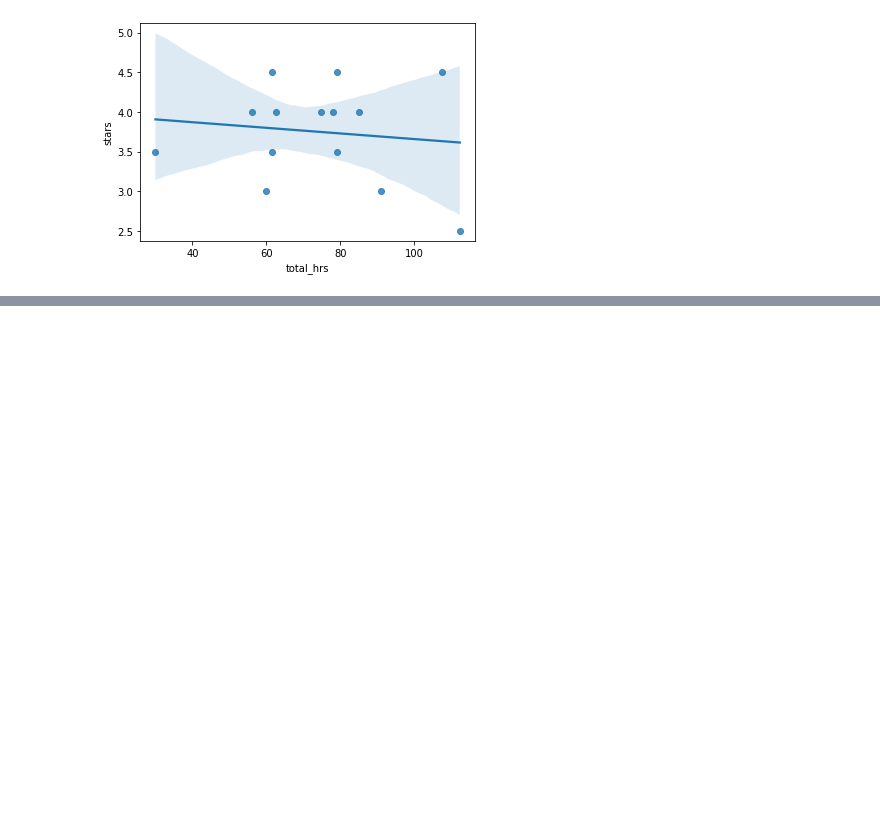
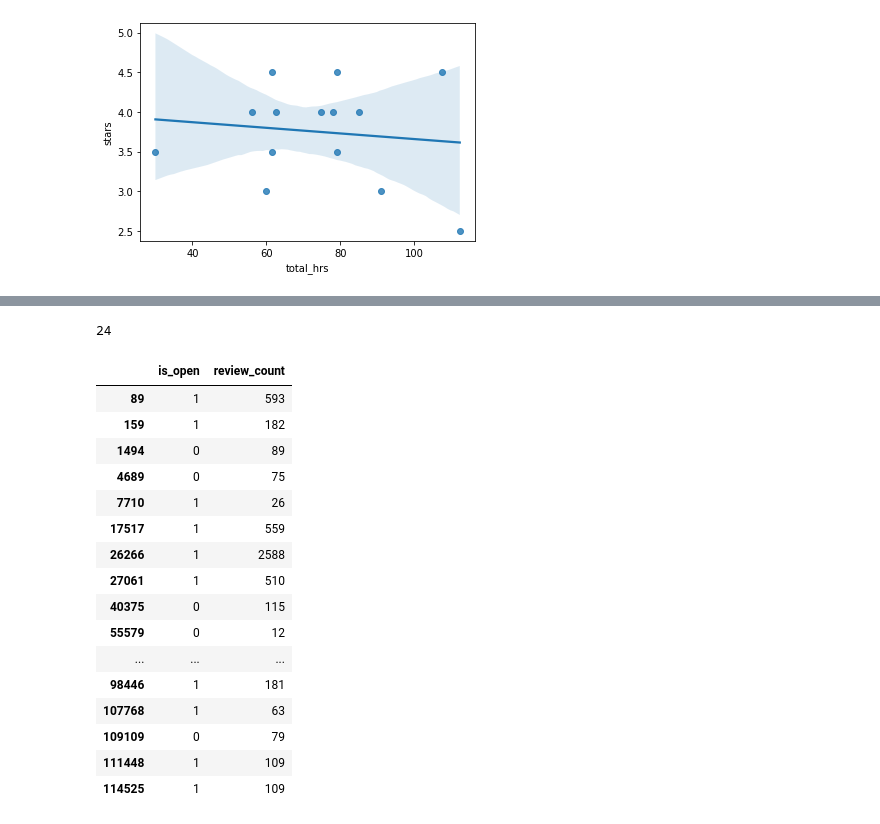
Before and after one commit to rohuihu/info-2950, a Jupyter notebook: yelp_dataset.ipynb, the cells around one changed output, grey strips where cells are left out. Cells and saved outputs as stored; diff of their text form; code cells hidden in the pictures; blank space fills up the shorter version.

```diff
--- a/yelp_dataset.ipynb
+++ b/yelp_dataset.ipynb
@@ -295,0 +321,23 @@ Findings:
+# %%
+is_open_review = two_ave[["is_open", "review_count"]]
+print(len(is_open_review))
+is_open_review
+# %% [output]
+24
+|  | is_open | review_count |
+| 89 | 1 | 593 |
+| 159 | 1 | 182 |
+| 1494 | 0 | 89 |
+| 4689 | 0 | 75 |
+| 7710 | 1 | 26 |
+| 17517 | 1 | 559 |
+| 26266 | 1 | 2588 |
+| 27061 | 1 | 510 |
+| 40375 | 0 | 115 |
+| 55579 | 0 | 12 |
+| ... | ... | ... |
+| 98446 | 1 | 181 |
+| 107768 | 1 | 63 |
+| 109109 | 0 | 79 |
+| 111448 | 1 | 109 |
+| 114525 | 1 | 109 |
```
Also changed, not shown: parts of 8 cells of this notebook.
